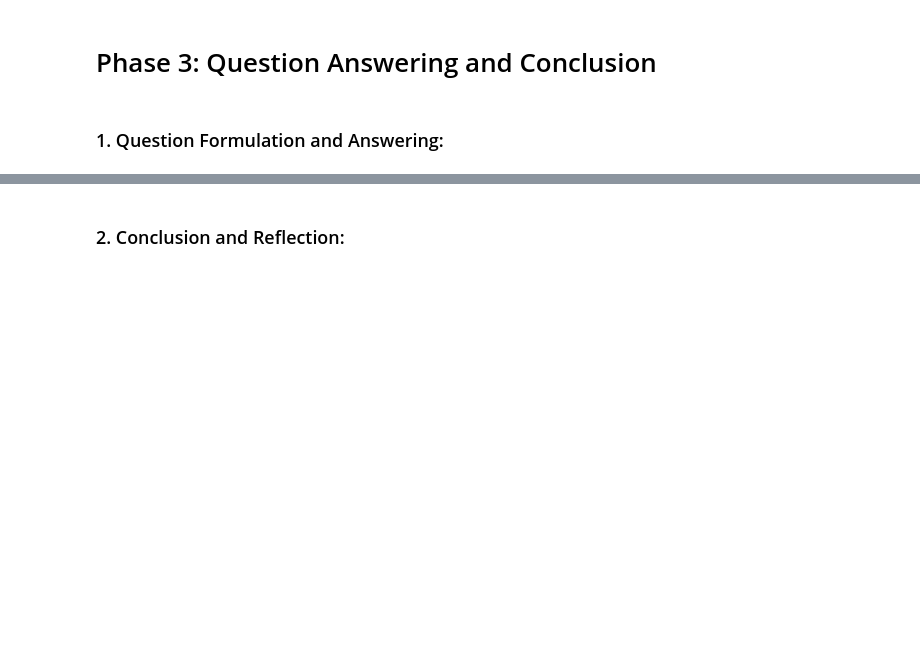
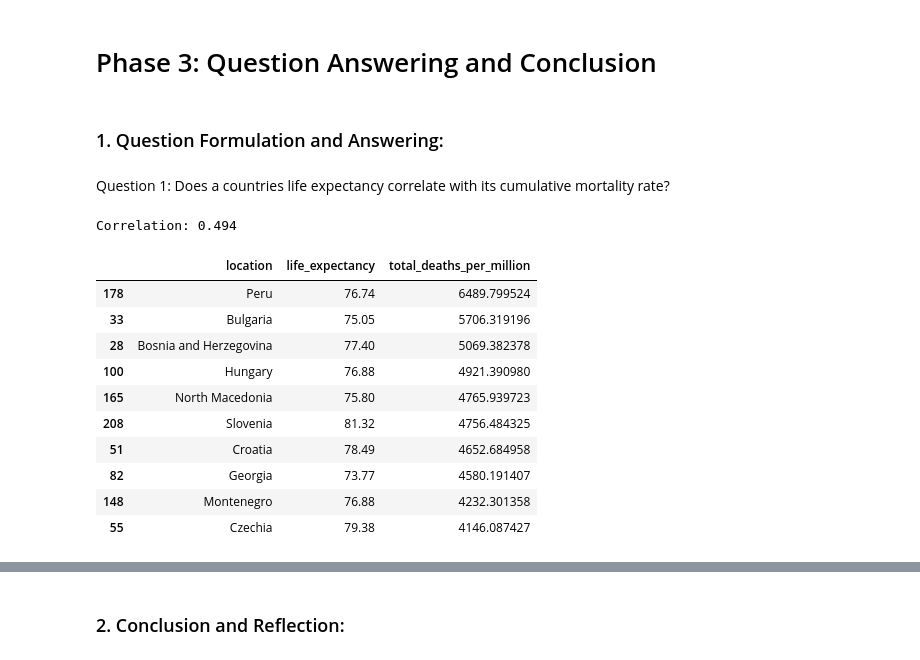
Before and after one commit to lkhellah/DataWithPython, a Jupyter notebook: data-cleaning.ipynb, the cells around one changed output, grey strips where cells are left out. Drawn from its saved outputs; the diff is of its cells as text; code cells hidden in the pictures; blank space fills up the shorter version.

```diff
--- a/data-cleaning.ipynb
+++ b/data-cleaning.ipynb
@@ -552,3 +552,26 @@ To sum up our observations, here are some patterns, relationships, and distribut
 # Phase 3: Question Answering and Conclusion
 # %% [markdown]
 ### 1. Question Formulation and Answering:
+# %% [markdown]
+Question 1: Does a countries life expectancy correlate with its cumulative mortality rate?
+# %%
+q1_df = covid_df_cleaned.groupby('location').last().reset_index()
+
+if 'total_deaths_per_million' not in q1_df.columns and {'total_deaths','population'}.issubset(q1_df.columns):
+    q1_df['total_deaths_per_million'] = q1_df['total_deaths'] / q1_df['population'] * 1e6
+corr = q1_df['life_expectancy'].corr(q1_df.get('total_deaths_per_million'))
+print(f"Correlation: {corr:.3f}")
+q1_df[['location', 'life_expectancy', 'total_deaths_per_million']].sort_values('total_deaths_per_million', ascending=False).head(10)
+# %% [output]
+Correlation: 0.494
+|  | location | life_expectancy | total_deaths_per_million |
+| 178 | Peru | 76.74 | 6489.799524 |
+| 33 | Bulgaria | 75.05 | 5706.319196 |
+| 28 | Bosnia and Herzegovina | 77.40 | 5069.382378 |
+| 100 | Hungary | 76.88 | 4921.390980 |
+| 165 | North Macedonia | 75.80 | 4765.939723 |
+| 208 | Slovenia | 81.32 | 4756.484325 |
+| 51 | Croatia | 78.49 | 4652.684958 |
+| 82 | Georgia | 73.77 | 4580.191407 |
+| 148 | Montenegro | 76.88 | 4232.301358 |
+| 55 | Czechia | 79.38 | 4146.087427 |
```
Also changed, not shown: parts of 15 cells of this notebook.
